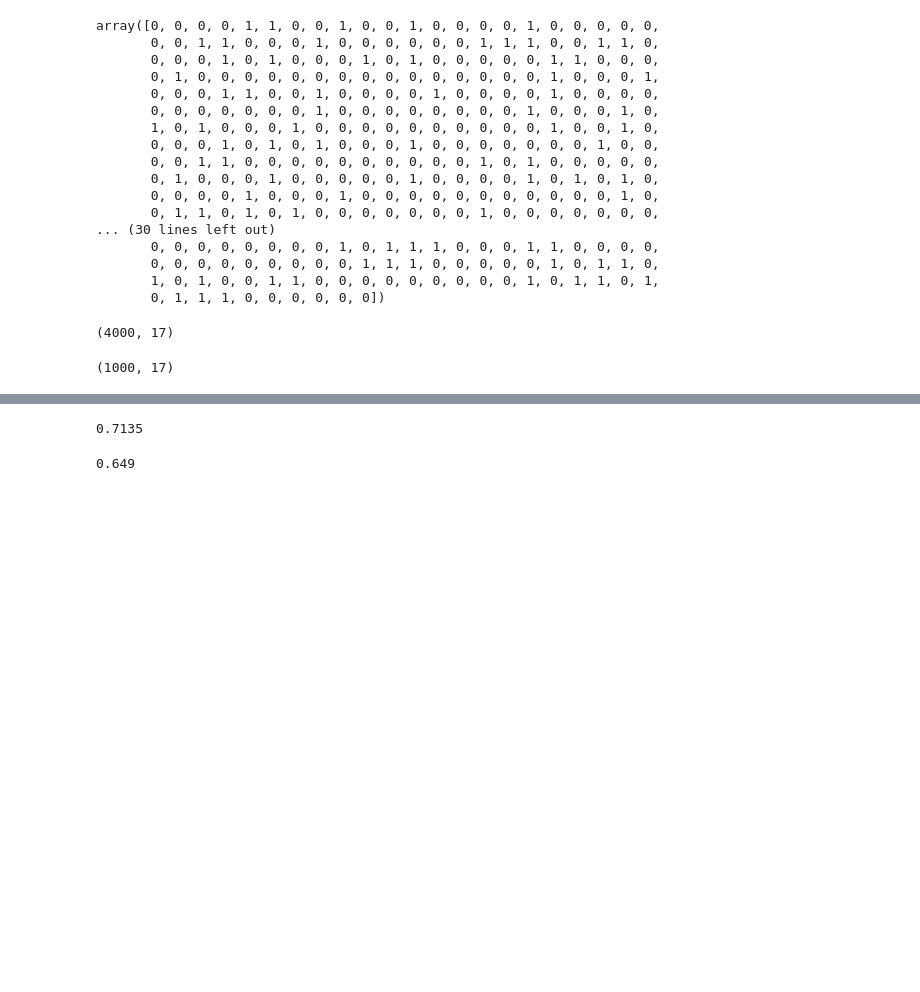
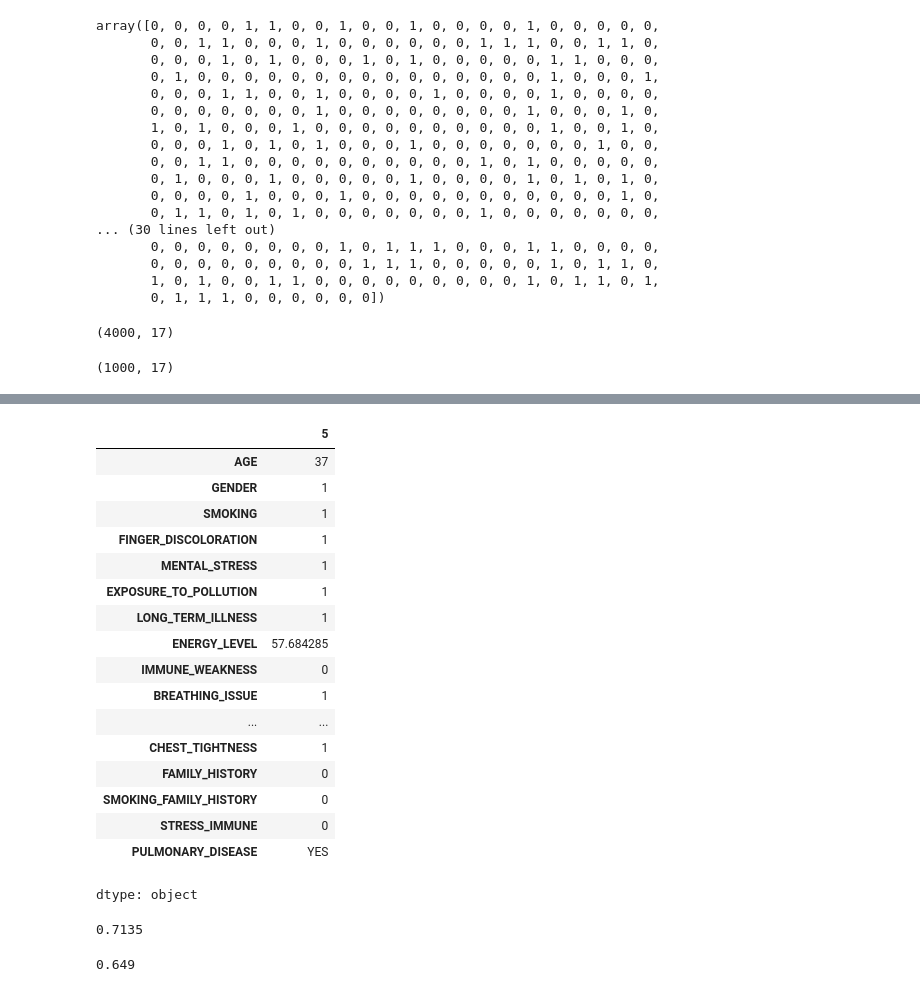
Before and after one commit to mioyn/AdvDataProg, a Jupyter notebook: Lung_Cancer.ipynb, the cells around one changed output, grey strips where cells are left out. Cells and saved outputs as stored; diff of their text form; code cells hidden in the pictures; blank space fills up the shorter version.

```diff
--- a/Lung_Cancer.ipynb
+++ b/Lung_Cancer.ipynb
@@ -272,3 +224,24 @@ array([1])
+# %%
+df.loc[5]
+# %% [output]
+|  | 5 |
+| AGE | 37 |
+| GENDER | 1 |
+| SMOKING | 1 |
+| FINGER_DISCOLORATION | 1 |
+| MENTAL_STRESS | 1 |
+| EXPOSURE_TO_POLLUTION | 1 |
+| LONG_TERM_ILLNESS | 1 |
+| ENERGY_LEVEL | 57.684285 |
+| IMMUNE_WEAKNESS | 0 |
+| BREATHING_ISSUE | 1 |
+| ... | ... |
+| CHEST_TIGHTNESS | 1 |
+| FAMILY_HISTORY | 0 |
+| SMOKING_FAMILY_HISTORY | 0 |
+| STRESS_IMMUNE | 0 |
+| PULMONARY_DISEASE | YES |
+dtype: object
 # %%
 knn.score(x_train,y_train)
 # %% [output]
```
Also changed, not shown: parts of 15 cells of this notebook.
